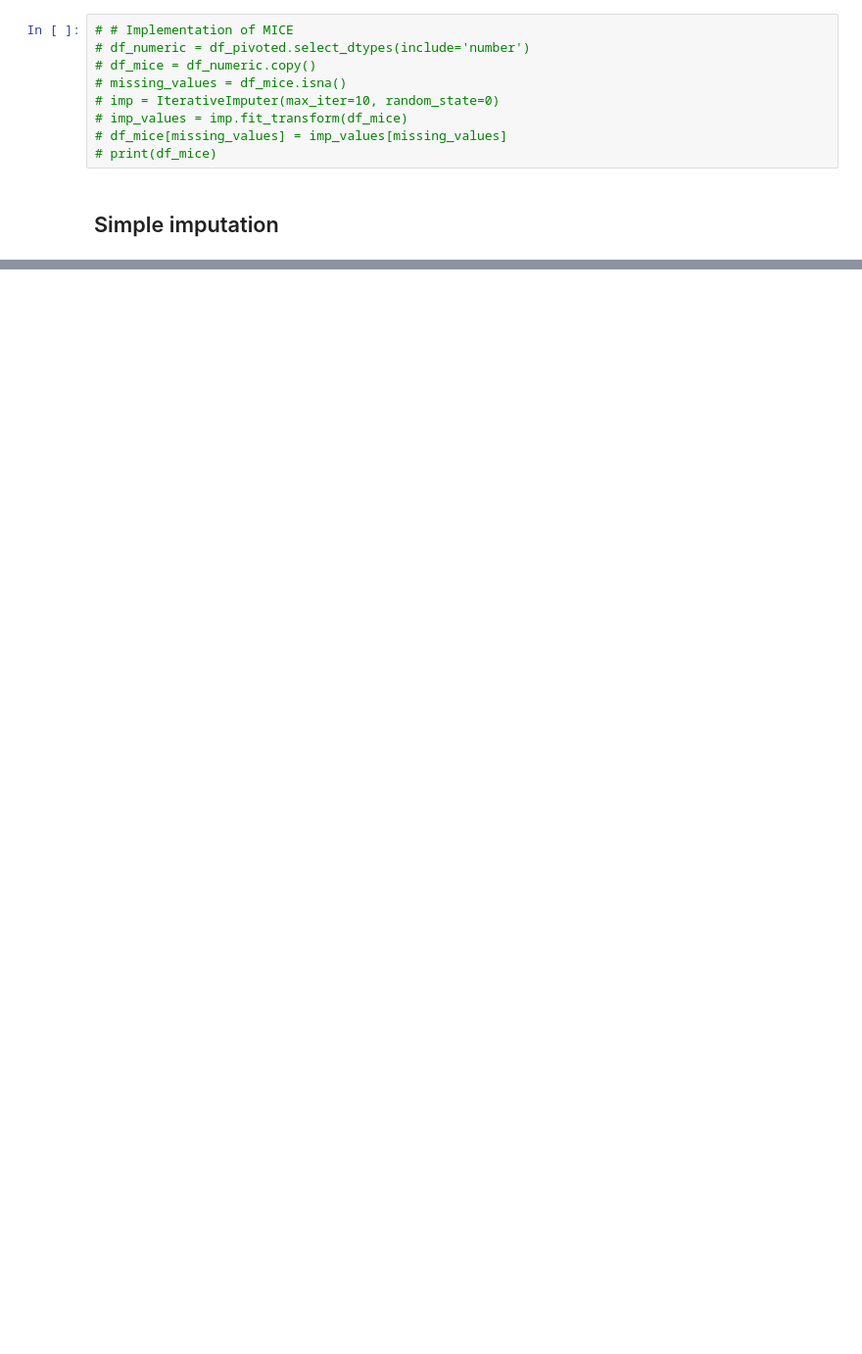
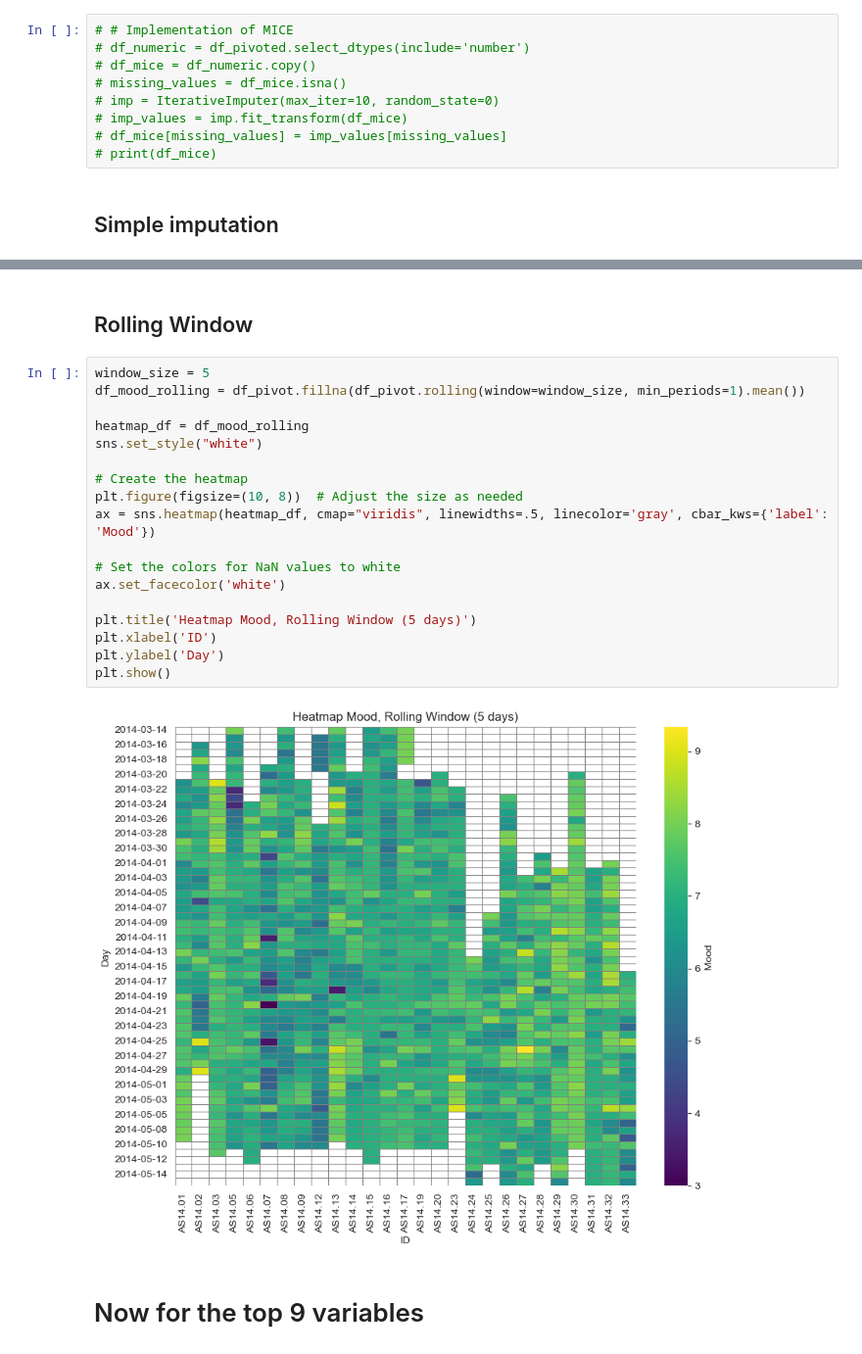
Before and after one commit to shreyaraghavendra/DTM_Group86, a Jupyter notebook: Assignment1/Data_imputing.ipynb, the cells around one changed output, grey strips where cells are left out. Shown: that part at 98% size. Saved outputs shown, nothing was run; the diff lists cells and outputs as text; blank space fills up the shorter version.

```diff
--- a/Assignment1/Data_imputing.ipynb
+++ b/Assignment1/Data_imputing.ipynb
@@ -158,0 +225,24 @@ for column in df_mood_rolling.columns:
+# %% [markdown]
+## Rolling Window
+# %%
+window_size = 5
+df_mood_rolling = df_pivot.fillna(df_pivot.rolling(window=window_size, min_periods=1).mean())
+
+heatmap_df = df_mood_rolling
+sns.set_style("white")
+
+# Create the heatmap
+plt.figure(figsize=(10, 8))  # Adjust the size as needed
+ax = sns.heatmap(heatmap_df, cmap="viridis", linewidths=.5, linecolor='gray', cbar_kws={'label': 'Mood'})
+
+# Set the colors for NaN values to white
+ax.set_facecolor('white')
+
+plt.title('Heatmap Mood, Rolling Window (5 days)')
+plt.xlabel('ID')
+plt.ylabel('Day')
+plt.show()
+# %% [output]
+[figure, added]
+# %% [markdown]
+# Now for the top 9 variables
```
Also changed, not shown: parts of 11 cells of this notebook.
